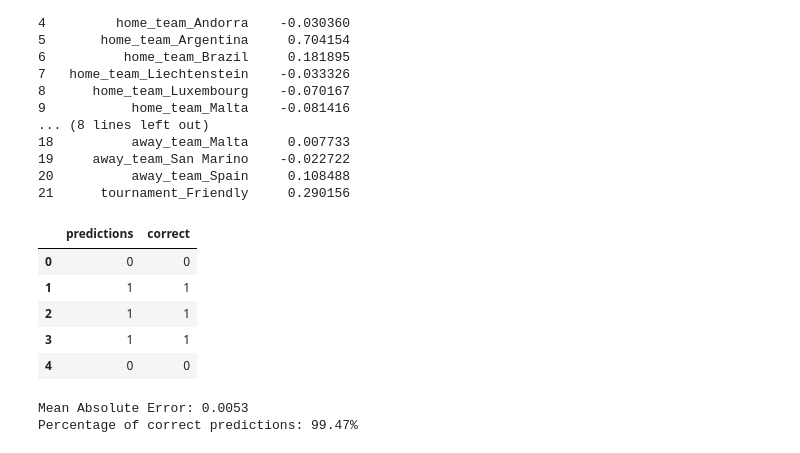
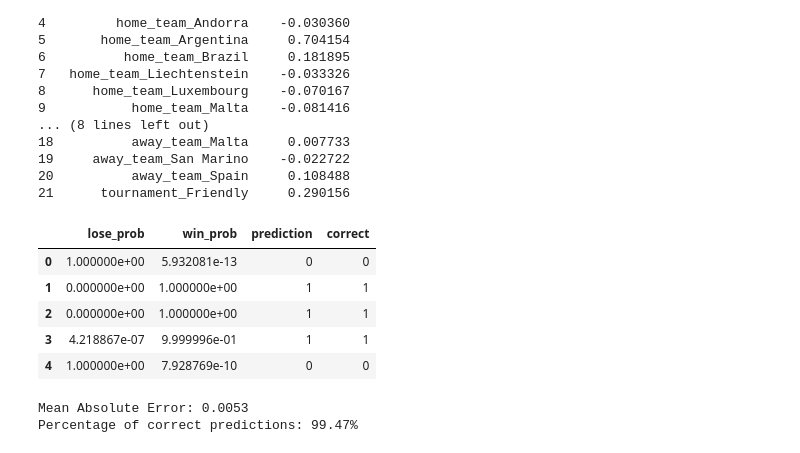
Before and after one commit to mr-kelsey/sp25-aai500-group2, a Jupyter notebook: Notebooks/logistic.ipynb, the cells around one changed output. Cells and saved outputs as stored; diff of their text form; code cells hidden in the pictures.

```diff
--- a/Notebooks/logistic.ipynb
+++ b/Notebooks/logistic.ipynb
@@ -200,15 +200,16 @@ Intercept: [0.02873408]
 21      tournament_Friendly     0.290156
 # %%
 """Make predictions using hold out data"""
-predictions = pd.DataFrame(model.predict(validation_explanatory), columns=["predictions"])
+predictions = pd.DataFrame(model.predict_proba(validation_explanatory), columns=["lose_prob", "win_prob"])
+predictions["prediction"] = model.predict(validation_explanatory)
 predictions["correct"] = validation_response.reset_index()["home_victory"]
 predictions.head()
 # %% [output]
-|  | predictions | correct |
-| 0 | 0 | 0 |
-| 1 | 1 | 1 |
-| 2 | 1 | 1 |
-| 3 | 1 | 1 |
-| 4 | 0 | 0 |
+|  | lose_prob | win_prob | prediction | correct |
+| 0 | 1.000000e+00 | 5.932081e-13 | 0 | 0 |
+| 1 | 0.000000e+00 | 1.000000e+00 | 1 | 1 |
+| 2 | 0.000000e+00 | 1.000000e+00 | 1 | 1 |
+| 3 | 4.218867e-07 | 9.999996e-01 | 1 | 1 |
+| 4 | 1.000000e+00 | 7.928769e-10 | 0 | 0 |
 # %%
 """Calculate error rates and prediction accuracy"""
```
Also changed, not shown: parts of 1 cell of this notebook, 1 other file.
